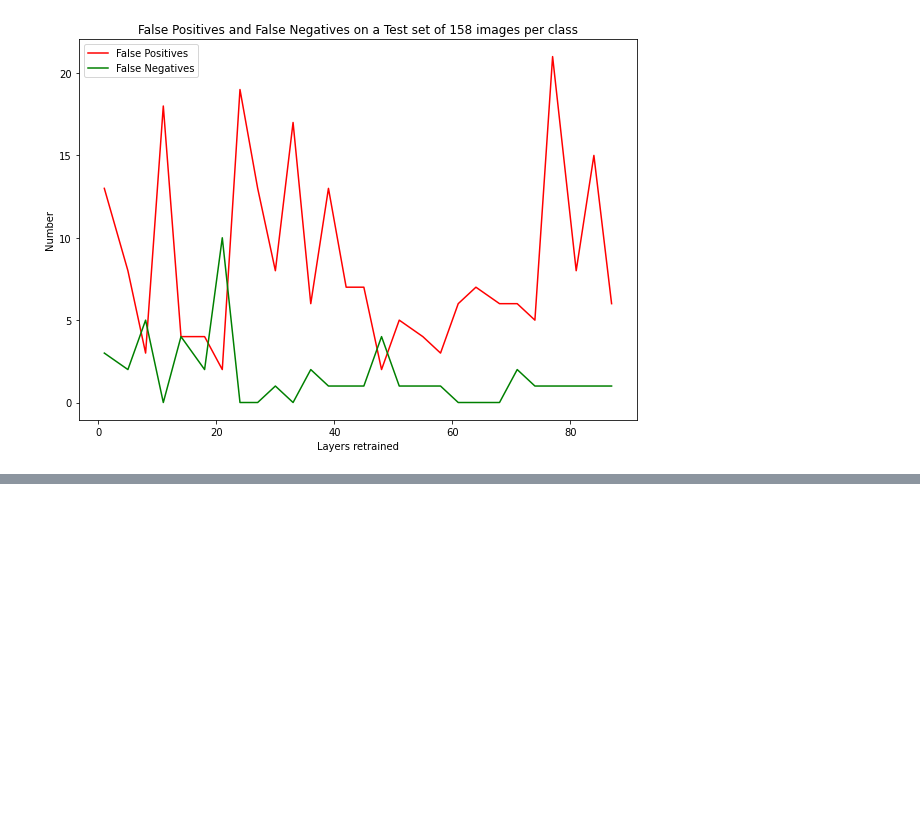
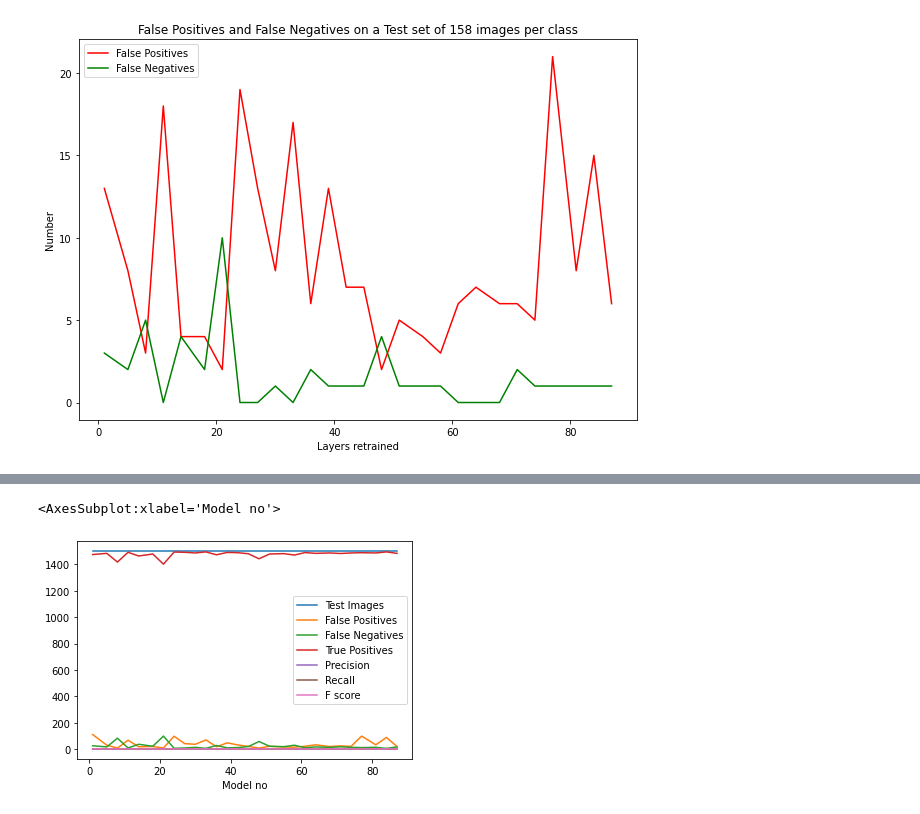
Before and after one commit to runo-hr/Pneumonia-Detection, a Jupyter notebook: MobileNet/mobilenet.ipynb, the cells around one changed output, grey strips where cells are left out. Drawn from its saved outputs; the diff is of its cells as text; code cells hidden in the pictures; blank space fills up the shorter version.

```diff
--- a/MobileNet/mobilenet.ipynb
+++ b/MobileNet/mobilenet.ipynb
@@ -343,0 +403,4 @@ plt.show()
+# %%
+deploy_df = pd.read_csv('deployment_results_with_metrics.csv')
+deploy_df = deploy_df.set_index('Model no')
+deploy_df.head()
@@ -343,0 +429,5 @@ plt.show()
+# %%
+deploy_df.plot()
+# %% [output]
+<AxesSubplot:xlabel='Model no'>
+[figure, added]
```
Also changed, not shown: parts of 25 cells of this notebook, 2 other files.
